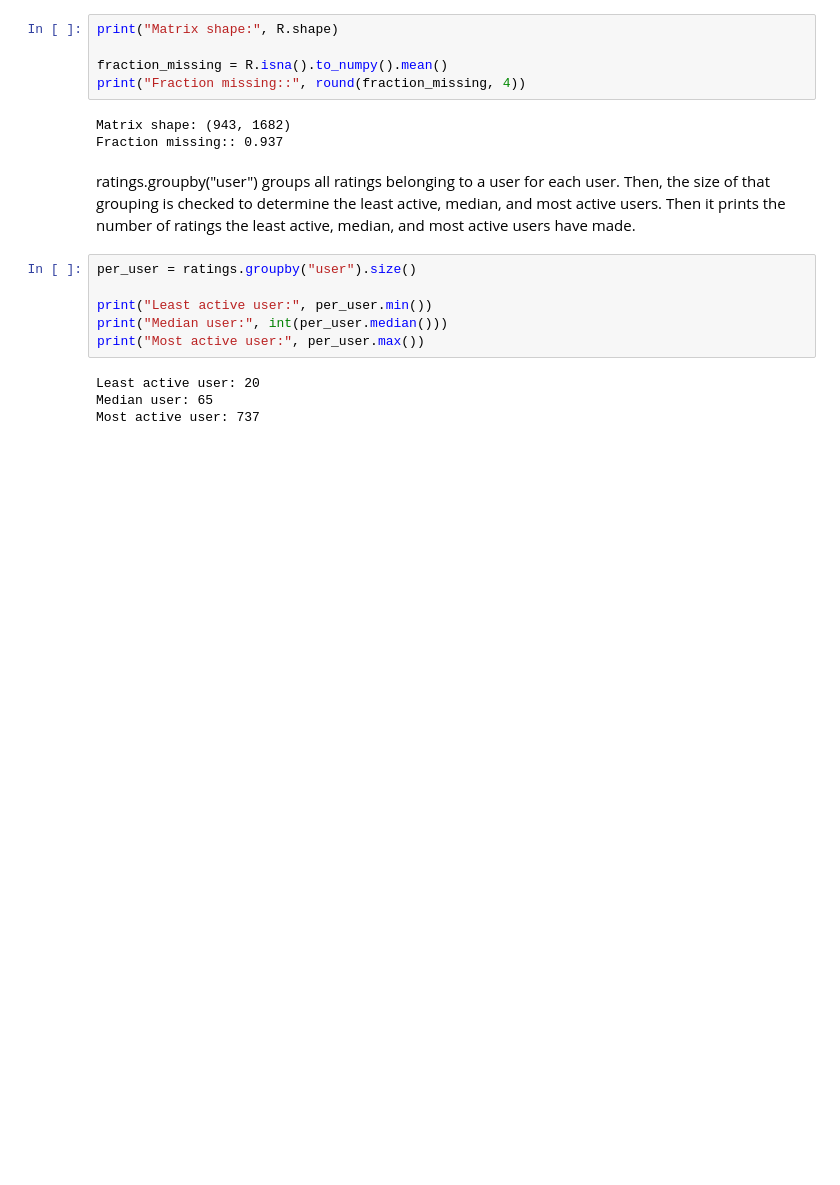
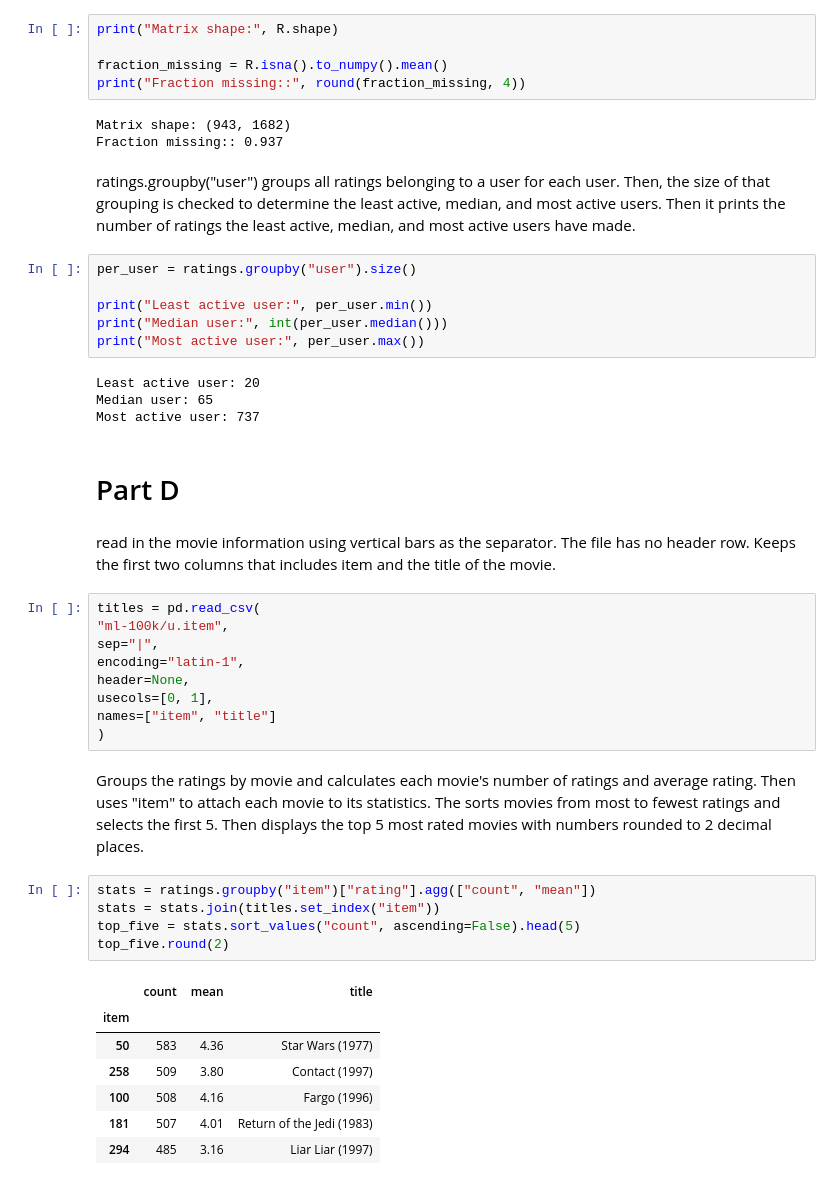
Before and after one commit to lilydeller/Math344-Project, a Jupyter notebook: notebooks/01_ratings_matrix.ipynb, the cells around one changed output. Drawn from its saved outputs; the diff is of its cells as text; blank space fills up the shorter version.

Commit message:
Part D code and comments

```diff
--- a/notebooks/01_ratings_matrix.ipynb
+++ b/notebooks/01_ratings_matrix.ipynb
@@ -146,3 +146,31 @@ print("Most active user:", per_user.max())
 Least active user: 20
 Median user: 65
 Most active user: 737
+# %% [markdown]
+# Part D
+# %% [markdown]
+read in the movie information using vertical bars as the separator. The file has no header row. Keeps the first two columns that includes item and the title of the movie.
+# %%
+titles = pd.read_csv(
+"ml-100k/u.item",
+sep="|",
+encoding="latin-1",
+header=None,
+usecols=[0, 1],
+names=["item", "title"]
+)
+# %% [markdown]
+Groups the ratings by movie and calculates each movie's number of ratings and average rating. Then uses "item" to attach each movie to its statistics. The sorts movies from most to fewest ratings and selects the first 5. Then displays the top 5 most rated movies with numbers rounded to 2 decimal places.
+# %%
+stats = ratings.groupby("item")["rating"].agg(["count", "mean"])
+stats = stats.join(titles.set_index("item"))
+top_five = stats.sort_values("count", ascending=False).head(5)
+top_five.round(2)
+# %% [output]
+|  | count | mean | title |
+| item |  |  |  |
+| 50 | 583 | 4.36 | Star Wars (1977) |
+| 258 | 509 | 3.80 | Contact (1997) |
+| 100 | 508 | 4.16 | Fargo (1996) |
+| 181 | 507 | 4.01 | Return of the Jedi (1983) |
+| 294 | 485 | 3.16 | Liar Liar (1997) |
```
